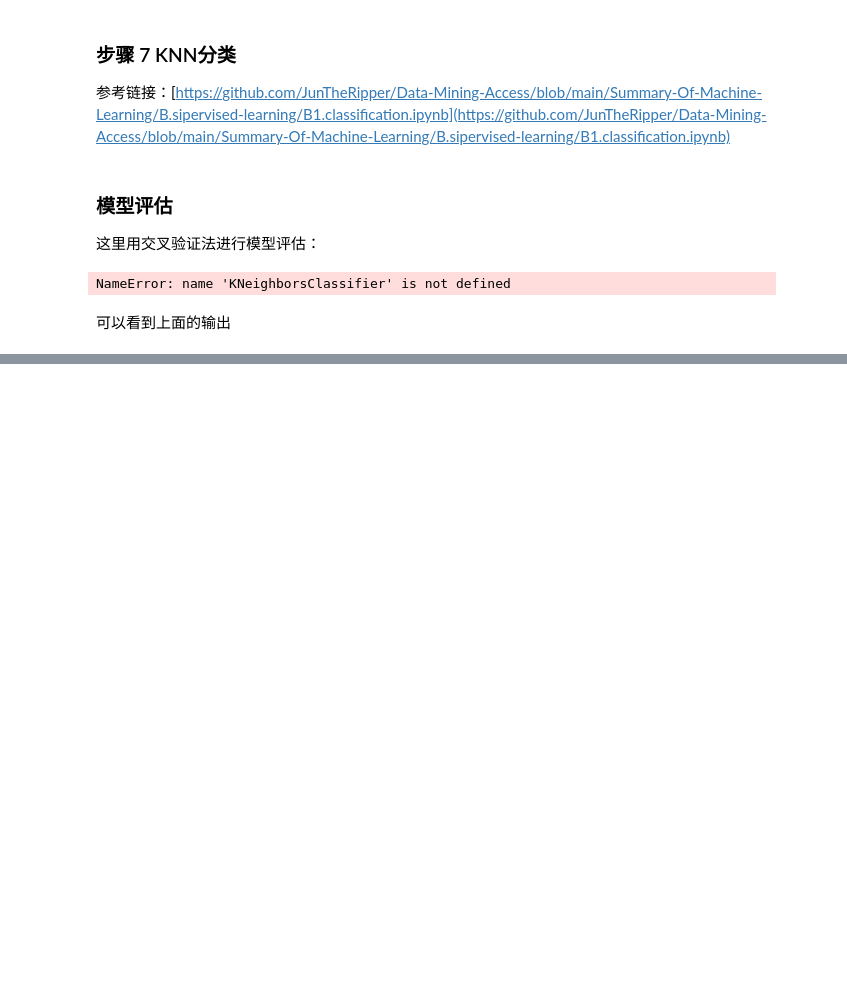
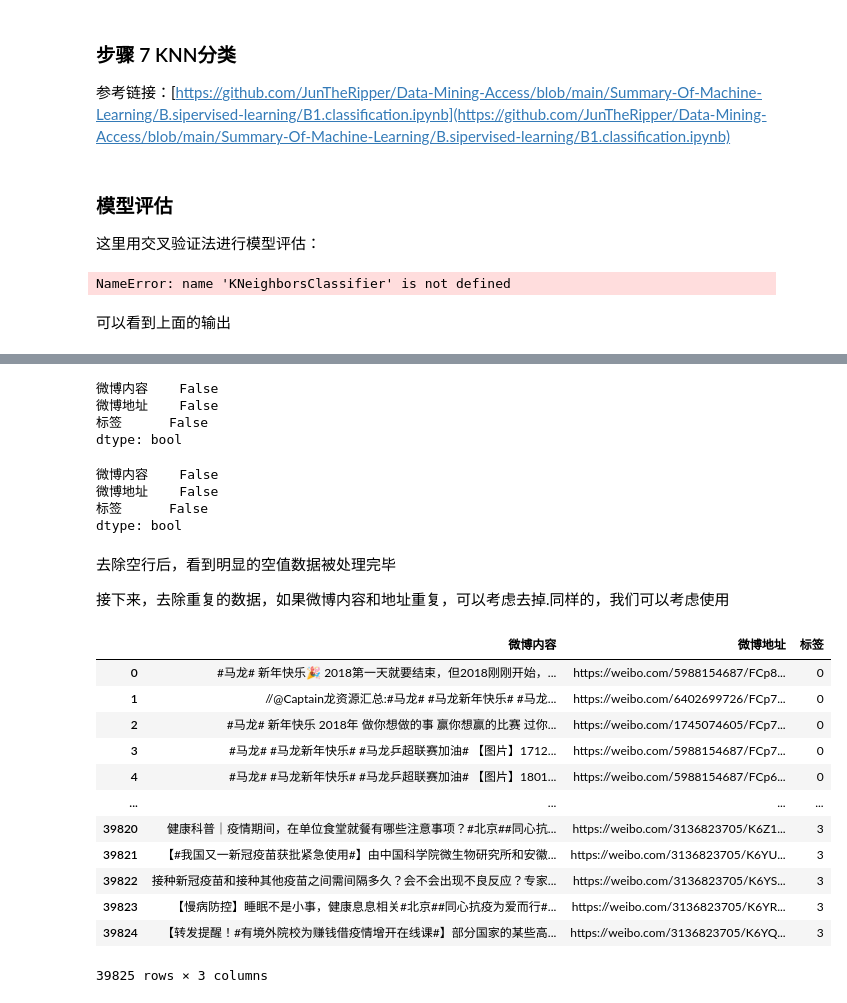
Before and after one commit to JunTheRipper/WebSpyder, a Jupyter notebook: TextMining/TextMining-Classify.ipynb, the cells around one changed output, grey strips where cells are left out. Cells and saved outputs as stored; diff of their text form; code cells hidden in the pictures; blank space fills up the shorter version.

```diff
--- a/TextMining/TextMining-Classify.ipynb
+++ b/TextMining/TextMining-Classify.ipynb
@@ -566,0 +674,38 @@ NameError: name 'KNeighborsClassifier' is not defined
+# %%
+whole_data.isnull().any()
+# %% [output]
+微博内容    False
+微博地址    False
+标签      False
+dtype: bool
+# %%
+whole_data=whole_data.dropna(axis=0, subset= ["微博内容","微博地址"])
+whole_data.reset_index(drop=True,inplace=True)#drop=True：删除原行索引；inplace=True:在数据上进行更新
+whole_data.isnull().any()
+# %% [output]
+微博内容    False
+微博地址    False
+标签      False
+dtype: bool
+# %% [markdown]
+去除空行后，看到明显的空值数据被处理完毕
+
+接下来，去除重复的数据，如果微博内容和地址重复，可以考虑去掉.同样的，我们可以考虑使用
+# %%
+whole_data = whole_data.drop_duplicates(['微博内容', '微博地址'],keep='last')
+whole_data.reset_index(drop=True,inplace=True)#drop=True：删除原行索引；inplace=True:在数据上进行更新
+whole_data
+# %% [output]
+|  | 微博内容 | 微博地址 | 标签 |
+| 0 | #马龙# 新年快乐🎉 2018第一天就要结束，但2018刚刚开始，... | https://weibo.com/5988154687/FCp8... | 0 |
+| 1 | //@Captain龙资源汇总:#马龙# #马龙新年快乐# #马龙... | https://weibo.com/6402699726/FCp7... | 0 |
+| 2 | #马龙# 新年快乐 2018年 做你想做的事 赢你想赢的比赛 过你... | https://weibo.com/1745074605/FCp7... | 0 |
+| 3 | #马龙# #马龙新年快乐# #马龙乒超联赛加油# 【图片】1712... | https://weibo.com/5988154687/FCp7... | 0 |
+| 4 | #马龙# #马龙新年快乐# #马龙乒超联赛加油# 【图片】1801... | https://weibo.com/5988154687/FCp6... | 0 |
+| ... | ... | ... | ... |
+| 39820 | 健康科普｜疫情期间，在单位食堂就餐有哪些注意事项？#北京##同心抗... | https://weibo.com/3136823705/K6Z1... | 3 |
+| 39821 | 【#我国又一新冠疫苗获批紧急使用#】由中国科学院微生物研究所和安徽... | https://weibo.com/3136823705/K6YU... | 3 |
+| 39822 | 接种新冠疫苗和接种其他疫苗之间需间隔多久？会不会出现不良反应？专家... | https://weibo.com/3136823705/K6YS... | 3 |
+| 39823 | 【慢病防控】睡眠不是小事，健康息息相关#北京##同心抗疫为爱而行#... | https://weibo.com/3136823705/K6YR... | 3 |
+| 39824 | 【转发提醒！#有境外院校为赚钱借疫情增开在线课#】部分国家的某些高... | https://weibo.com/3136823705/K6YQ... | 3 |
+39825 rows × 3 columns
```
Also changed, not shown: parts of 38 cells of this notebook, 7 other files.
